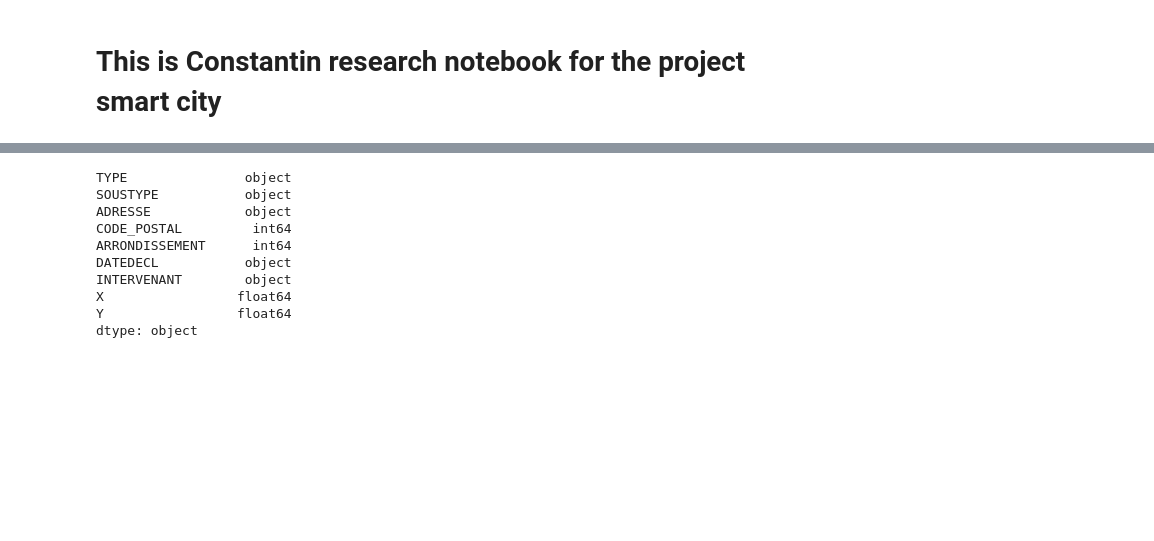
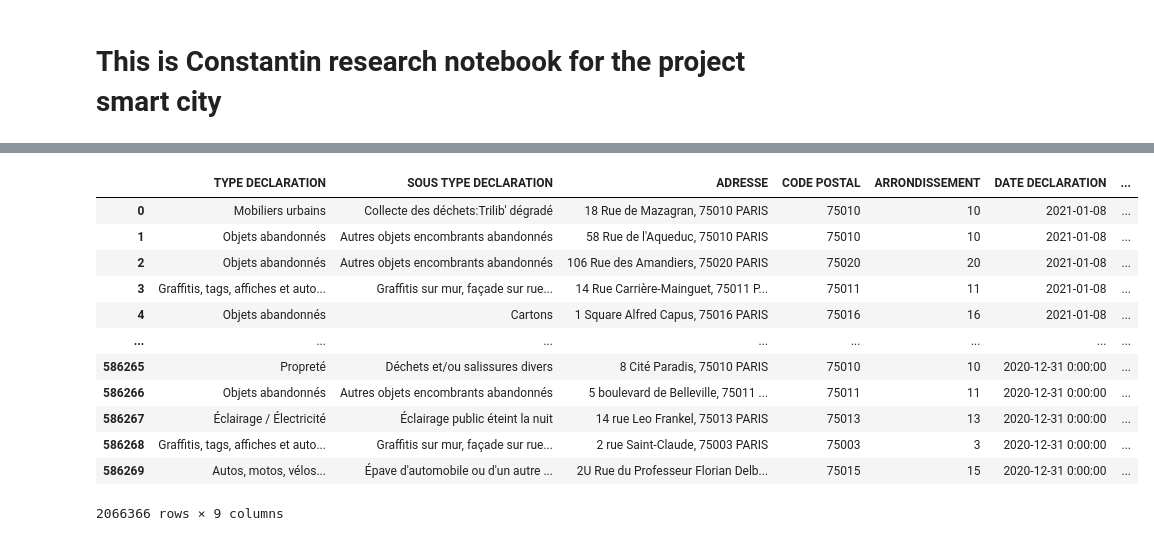
Before and after one commit to ticuss/Smart-City-Project, a Jupyter notebook: research_constantin.ipynb, the cells around one changed output, grey strips where cells are left out. Drawn from its saved outputs; the diff is of its cells as text; code cells hidden in the pictures; blank space fills up the shorter version.

```diff
--- a/research_constantin.ipynb
+++ b/research_constantin.ipynb
@@ -81,2 +21,10 @@ Index(['OBJECTID', 'ID_DMR', 'TYPE', 'SOUSTYPE', 'ADRESSE', 'CODE_POSTAL',
+# %%
+df_2021_2022[['X', 'Y']] = df_2021_2022['geo_point_2d'].str.split(',', expand=True)
+df_2021_2022['X'] = df_2021_2022['X'].astype(float)
+df_2021_2022['Y'] = df_2021_2022['Y'].astype(float)
+# %%
+df_2021_2022 = df_2021_2022.drop(['ID DECLARATION', 'VILLE', 'ANNEE DECLARATION', 'MOIS DECLARATION',
+         'OUTIL SOURCE', 'ID_DMR', 'geo_shape', 'geo_point_2d', 'CONSEIL DE QUARTIER'], axis = 1)
 # %%
-df3 = df3.drop(['OBJECTID', 'ID_DMR', 'VILLE' ,'ANNEEDECL' ,'MOISDECL' ,'NUMERO','PREFIXE', 'CONSEILQUARTIER',  ], axis = 1)
+df_2019_2020 = pd.concat([df_2019, df_2020])
+df_2019_2020 = df_2019_2020.drop(['OBJECTID', 'ID_DMR', 'VILLE' ,'ANNEEDECL' ,'MOISDECL' ,'NUMERO','PREFIXE', 'CONSEILQUARTIER',  ], axis = 1)
@@ -86,13 +31,19 @@ df3['Y'] = df3['Y'].astype(str).str.replace(',','.').astype(float)
-# %%
-df3.dtypes
-# %% [output]
-TYPE               object
-SOUSTYPE           object
-ADRESSE            object
-CODE_POSTAL         int64
-ARRONDISSEMENT      int64
-DATEDECL           object
-INTERVENANT        object
-X                 float64
-Y                 float64
-dtype: object
+# %%
+df_2019_2020.rename(columns = {'TYPE':'TYPE DECLARATION', 'SOUSTYPE':'SOUS TYPE DECLARATION', 'CODE_POSTAL':'CODE POSTAL', 'DATEDECL':'DATE DECLARATION'}, inplace = True)
+df_final = pd.concat([df_2021_2022, df_2019_2020])
+# %%
+df_final
+# %% [output]
+|  | TYPE DECLARATION | SOUS TYPE DECLARATION | ADRESSE | CODE POSTAL | ARRONDISSEMENT | DATE DECLARATION | ... |
+| 0 | Mobiliers urbains | Collecte des déchets:Trilib' dégradé | 18 Rue de Mazagran, 75010 PARIS | 75010 | 10 | 2021-01-08 | ... |
+| 1 | Objets abandonnés | Autres objets encombrants abandonnés | 58 Rue de l'Aqueduc, 75010 PARIS | 75010 | 10 | 2021-01-08 | ... |
+| 2 | Objets abandonnés | Autres objets encombrants abandonnés | 106 Rue des Amandiers, 75020 PARIS | 75020 | 20 | 2021-01-08 | ... |
+| 3 | Graffitis, tags, affiches et auto... | Graffitis sur mur, façade sur rue... | 14 Rue Carrière-Mainguet, 75011 P... | 75011 | 11 | 2021-01-08 | ... |
+| 4 | Objets abandonnés | Cartons | 1 Square Alfred Capus, 75016 PARIS | 75016 | 16 | 2021-01-08 | ... |
+| ... | ... | ... | ... | ... | ... | ... | ... |
+| 586265 | Propreté | Déchets et/ou salissures divers | 8 Cité Paradis, 75010 PARIS | 75010 | 10 | 2020-12-31 0:00:00 | ... |
+| 586266 | Objets abandonnés | Autres objets encombrants abandonnés | 5 boulevard de Belleville, 75011 ... | 75011 | 11 | 2020-12-31 0:00:00 | ... |
+| 586267 | Éclairage / Électricité | Éclairage public éteint la nuit | 14 rue Leo Frankel, 75013 PARIS | 75013 | 13 | 2020-12-31 0:00:00 | ... |
+| 586268 | Graffitis, tags, affiches et auto... | Graffitis sur mur, façade sur rue... | 2 rue Saint-Claude, 75003 PARIS | 75003 | 3 | 2020-12-31 0:00:00 | ... |
+| 586269 | Autos, motos, vélos... | Épave d'automobile ou d'un autre ... | 2U Rue du Professeur Florian Delb... | 75015 | 15 | 2020-12-31 0:00:00 | ... |
+2066366 rows × 9 columns
```
Also changed, not shown: parts of 13 cells of this notebook, 1 other file.
